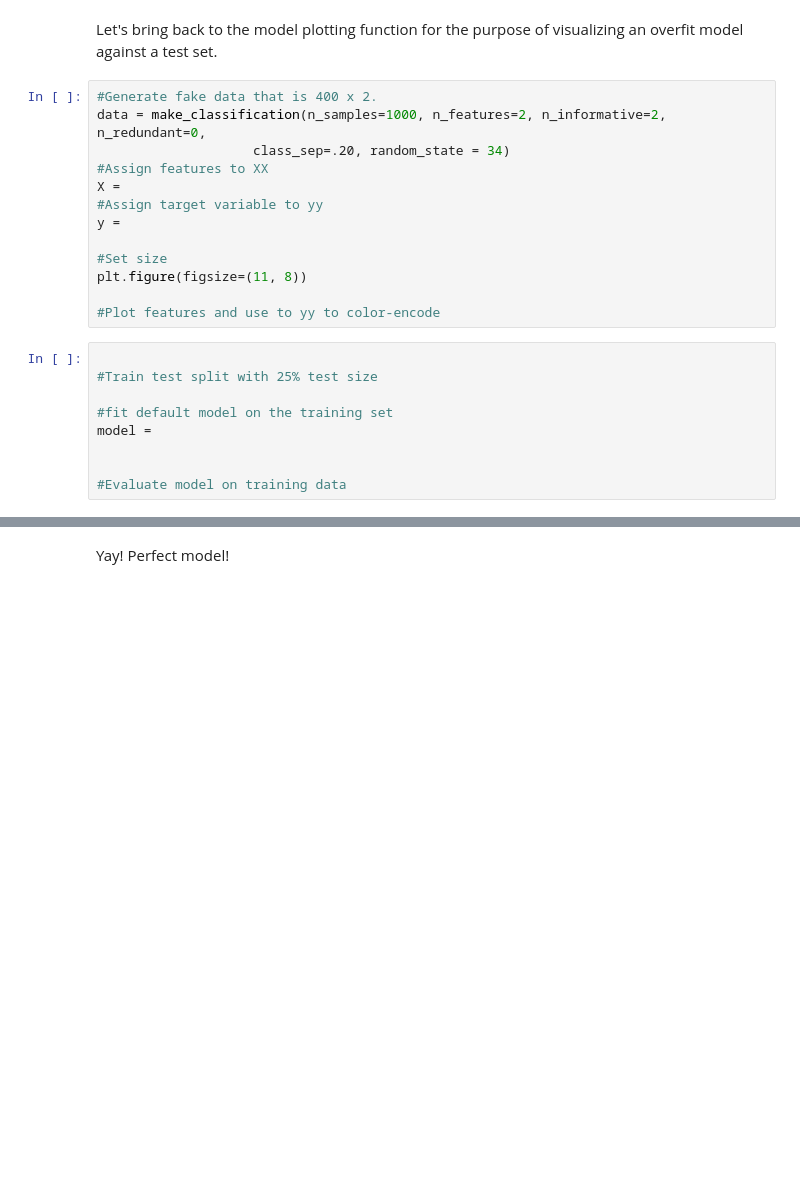
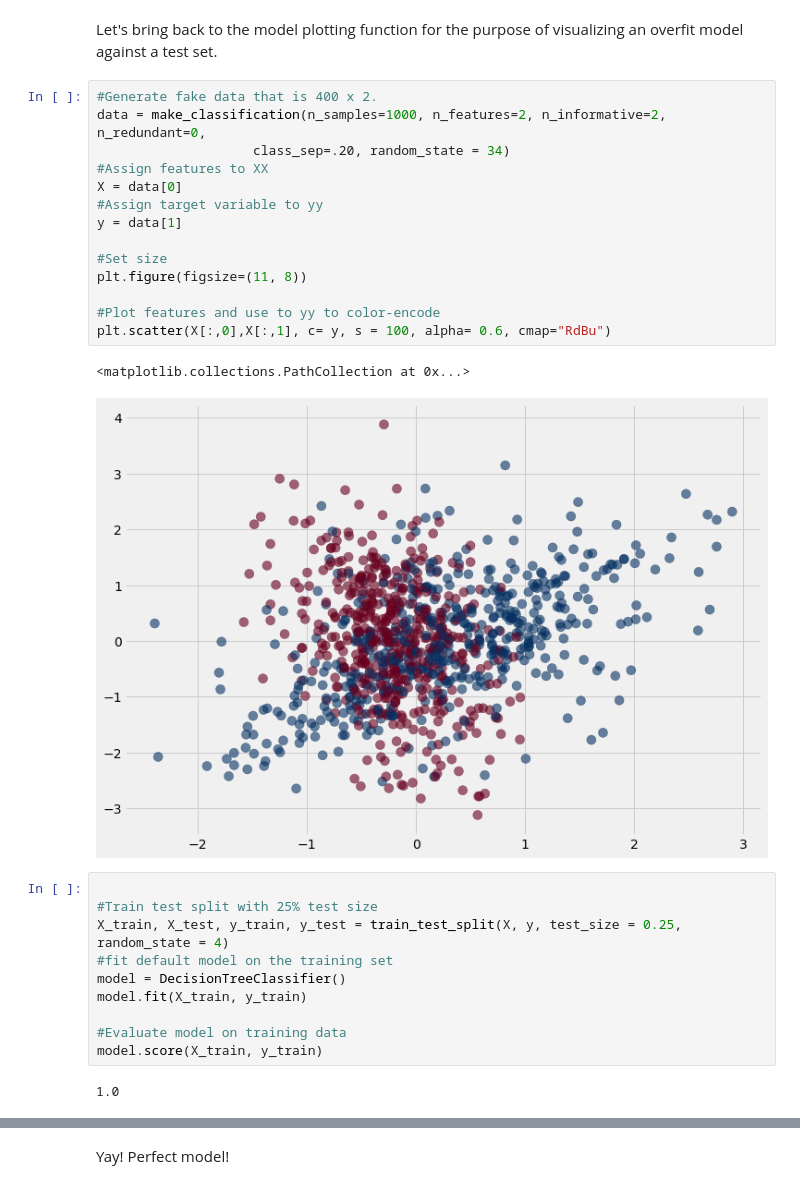
Before and after one commit to yangliu222/DS-SF-42, a Jupyter notebook: george_section/notebooks/In_class/Decision Trees, Bias vs Variance, and Cross Validation (In class).ipynb, the cells around one changed output, grey strips where cells are left out. Cells and saved outputs as stored; diff of their text form; blank space fills up the shorter version.

```diff
--- a/george_section/notebooks/In_class/Decision Trees, Bias vs Variance, and Cross Validation (In class).ipynb
+++ b/george_section/notebooks/In_class/Decision Trees, Bias vs Variance, and Cross Validation (In class).ipynb
@@ -260,22 +377,29 @@ Let's bring back to the model plotting function for the purpose of visualizing a
 # %%
 #Generate fake data that is 400 x 2.
 data = make_classification(n_samples=1000, n_features=2, n_informative=2, n_redundant=0,
                     class_sep=.20, random_state = 34)
 #Assign features to XX
-X =
+X = data[0]
 #Assign target variable to yy
-y =
+y = data[1]
 
 #Set size
 plt.figure(figsize=(11, 8))
 
 #Plot features and use to yy to color-encode
+plt.scatter(X[:,0],X[:,1], c= y, s = 100, alpha= 0.6, cmap="RdBu")
+# %% [output]
+<matplotlib.collections.PathCollection at 0x...>
+[figure, added]
 # %%
 
 #Train test split with 25% test size
-
+X_train, X_test, y_train, y_test = train_test_split(X, y, test_size = 0.25, random_state = 4)
 #fit default model on the training set
-model =
-
+model = DecisionTreeClassifier()
+model.fit(X_train, y_train)
 
 #Evaluate model on training data
+model.score(X_train, y_train)
+# %% [output]
+1.0
```
Also changed, not shown: parts of 64 cells of this notebook, 3 other files.
